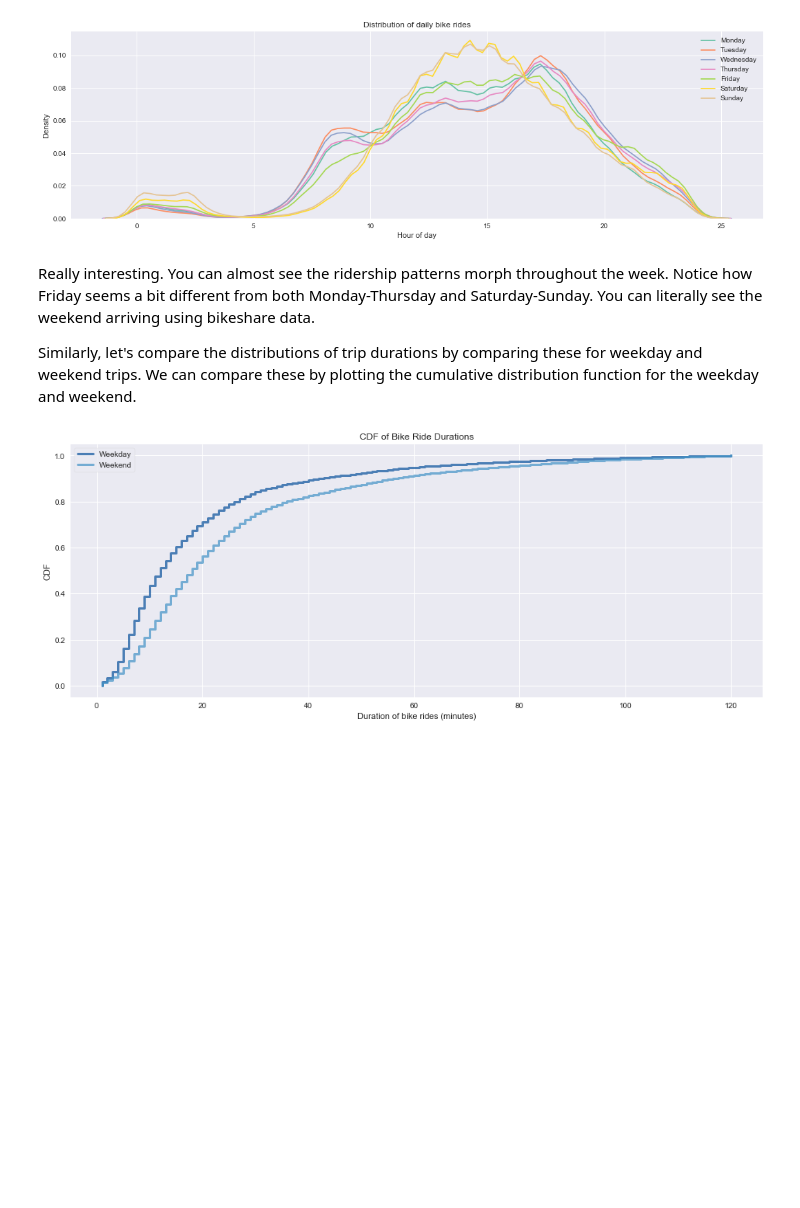
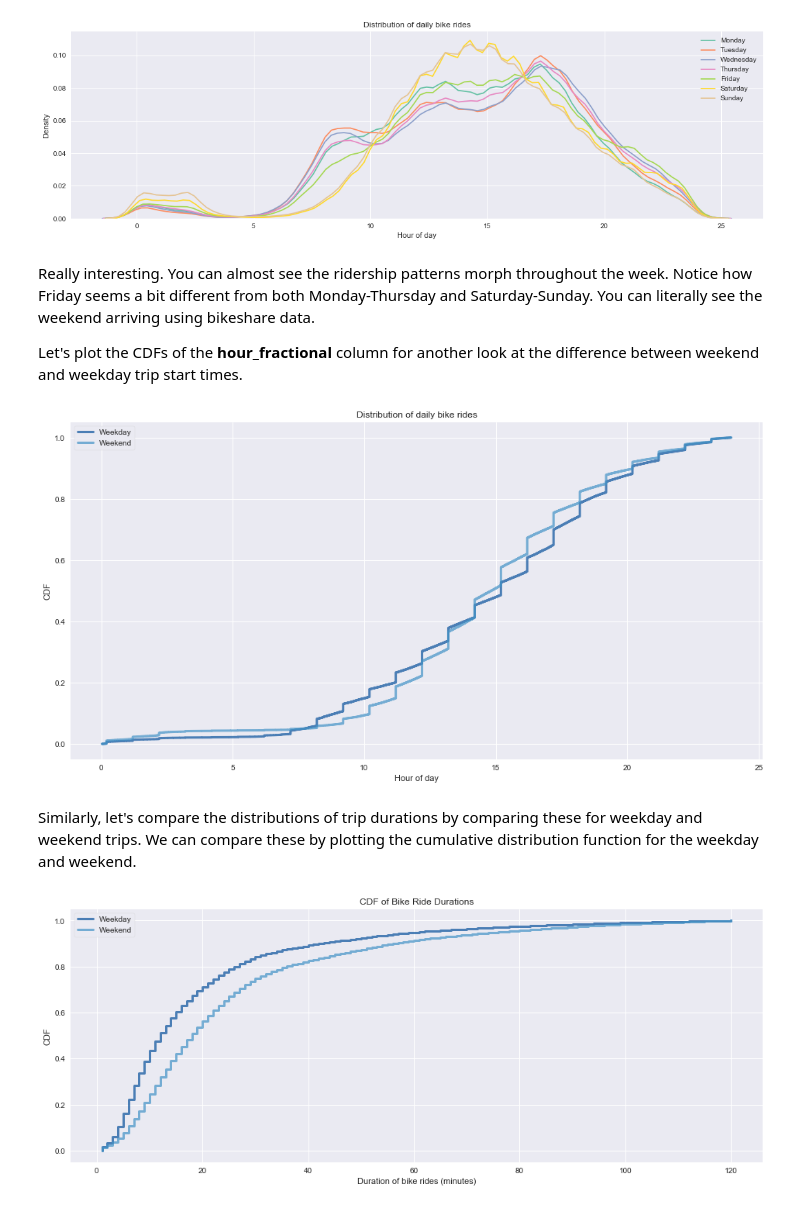
Before and after one commit to lpatruno/stats-fall17, a Jupyter notebook: notebooks/Midterm Notebook.ipynb, the cells around one changed output. Cells and saved outputs as stored; diff of their text form; code cells hidden in the pictures; blank space fills up the shorter version.

```diff
--- a/notebooks/Midterm Notebook.ipynb
+++ b/notebooks/Midterm Notebook.ipynb
@@ -254,7 +256,25 @@ plt.show()
 # %% [markdown]
 Really interesting. You can almost see the ridership patterns morph throughout the week. Notice how Friday seems a bit different from both Monday-Thursday and Saturday-Sunday. You can literally see the weekend arriving using bikeshare data.
 
-Similarly, let's compare the distributions of trip durations by comparing these for weekday and weekend trips. We can compare these by plotting the cumulative distribution function for the weekday and weekend.
+Let's plot the CDFs of the **hour_fractional** column for another look at the difference between weekend and weekday trip start times.
+# %%
+cdfs = []
+
+weekday_rides = df[df['start_day_of_week'] < 5]
+weekend_rides = df[df['start_day_of_week'] >= 5]
+
+cdfs.append(thinkstats2.Cdf(weekday_rides['hour_fractional'], label='Weekday'))
+cdfs.append(thinkstats2.Cdf(weekend_rides['hour_fractional'], label='Weekend'))
+
+plt.figure(figsize=(16,8))
+thinkplot.PrePlot(len(cdfs))
+thinkplot.Cdfs(cdfs)
+thinkplot.Config(title='Distribution of daily bike rides',
+                 xlabel='Hour of day', ylabel='CDF')
+# %% [output]
+[figure, added]
+# %% [markdown]
+Similarly, let's compare the distributions of trip durations by comparing these for weekday and weekend trips. We can compare these by plotting the cumulative distribution function for the weekday and weekend.
 # %%
 weekday_cdf = thinkstats2.Cdf(weekday_rides['duration_minutes'], label='Weekday')
 weekend_cdf = thinkstats2.Cdf(weekend_rides['duration_minutes'], label='Weekend')
```
Also changed, not shown: parts of 21 cells of this notebook.
